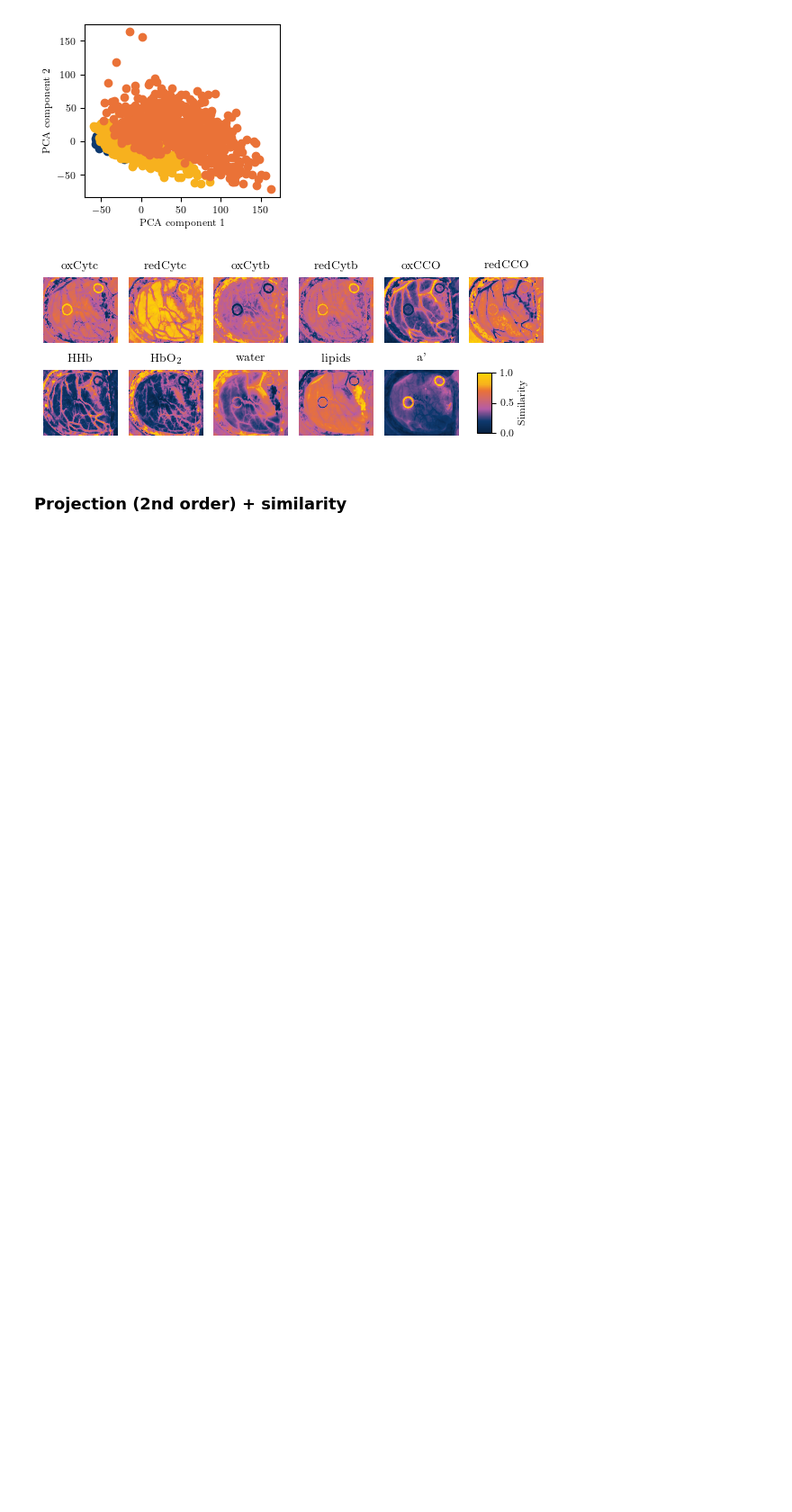
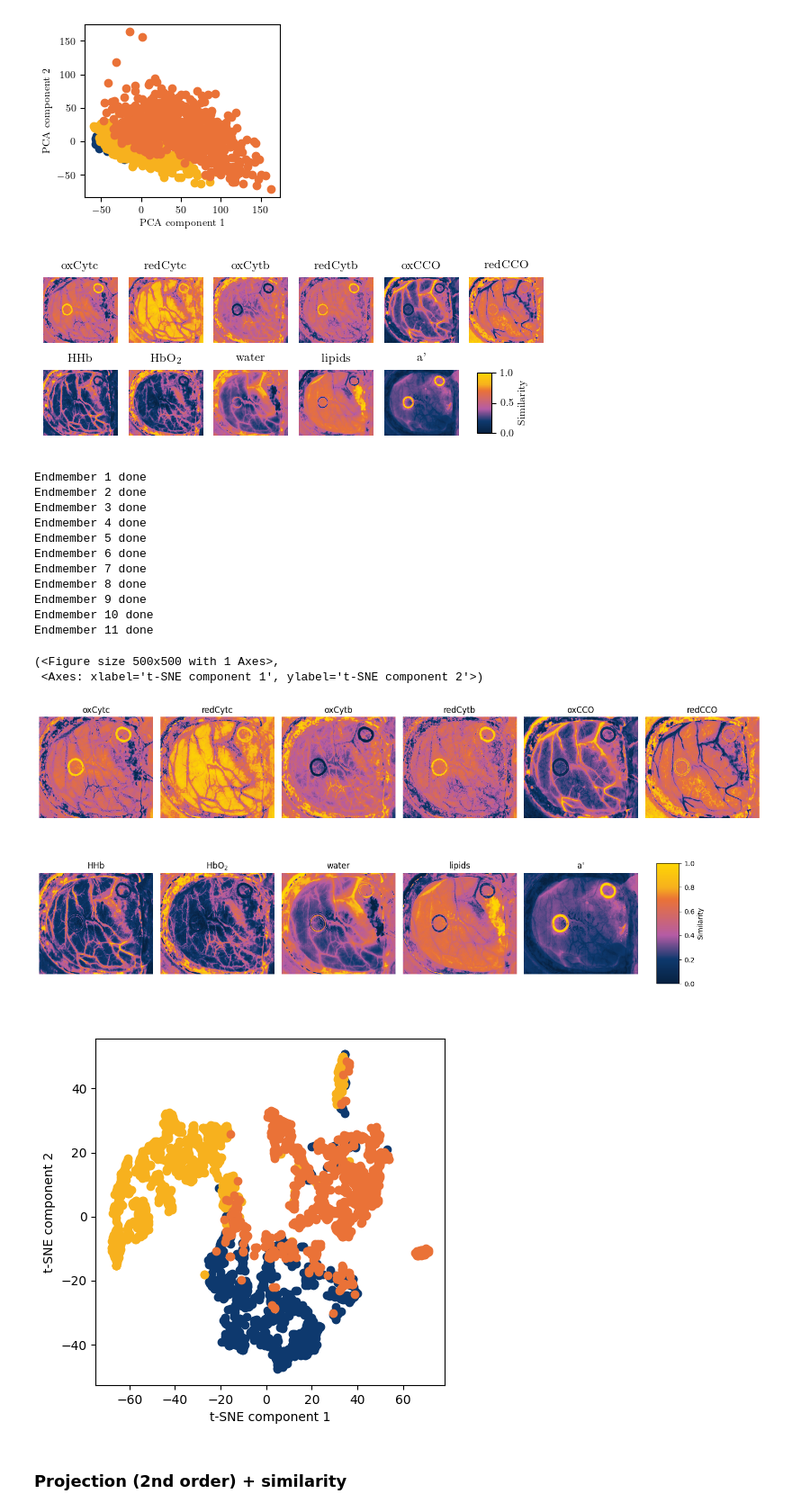
Before and after one commit to hartenbergerma/thesis, a Jupyter notebook: helicoid_tests/projection_plots.ipynb, the cells around one changed output. Shown at 90% size. Cells and saved outputs as stored; diff of their text form; code cells hidden in the pictures; blank space fills up the shorter version.

```diff
--- a/helicoid_tests/projection_plots.ipynb
+++ b/helicoid_tests/projection_plots.ipynb
@@ -107,6 +107,41 @@ plot_concentrations(clip_data(data), endmember_labels_scatter, figsize=figsize_h
 [figure]
 [figure]
 [figure]
+# %%
+from pysptools.detection.detect import OSP
+
+def osp_2d(spectr, endmember_remove, endmember_target):
+    shape = spectr.shape
+    spectr = spectr.reshape(-1, shape[-1])
+    y = OSP(spectr, endmember_remove, endmember_target)
+    return y.reshape(shape[:-1])
+
+n = M_scatter_simple_smooth.shape[1]
+data = np.zeros((absorbance.shape[0],absorbance.shape[1],n))
+for i in range(n):
+    endmember_remove = np.delete(M_scatter_simple_smooth.T, i, axis=0)
+    endmember_target = M_scatter_simple_smooth.T[i,:]
+    data[:,:,i] = osp_2d(absorbance, endmember_remove, endmember_target)
+    print(f"Endmember {i+1} done")
+
+plot_concentrations(clip_data(data, 1,99), endmember_labels_scatter, figsize=(15,7));
+plot_tsne(clip_data(data, 1,99), gt_map, class_labels, mode='equal', figsize=(5,5), legend_loc=None)
+# %% [output]
+Endmember 1 done
+Endmember 2 done
+Endmember 3 done
+Endmember 4 done
+Endmember 5 done
+Endmember 6 done
+Endmember 7 done
+Endmember 8 done
+Endmember 9 done
+Endmember 10 done
+Endmember 11 done
+(<Figure size 500x500 with 1 Axes>,
+ <Axes: xlabel='t-SNE component 1', ylabel='t-SNE component 2'>)
+[figure, added]
+[figure, added]
 # %% [markdown]
 ### Projection (2nd order) + similarity
 # %%
```
Also changed, not shown: parts of 2 cells of this notebook, 5 other files.
